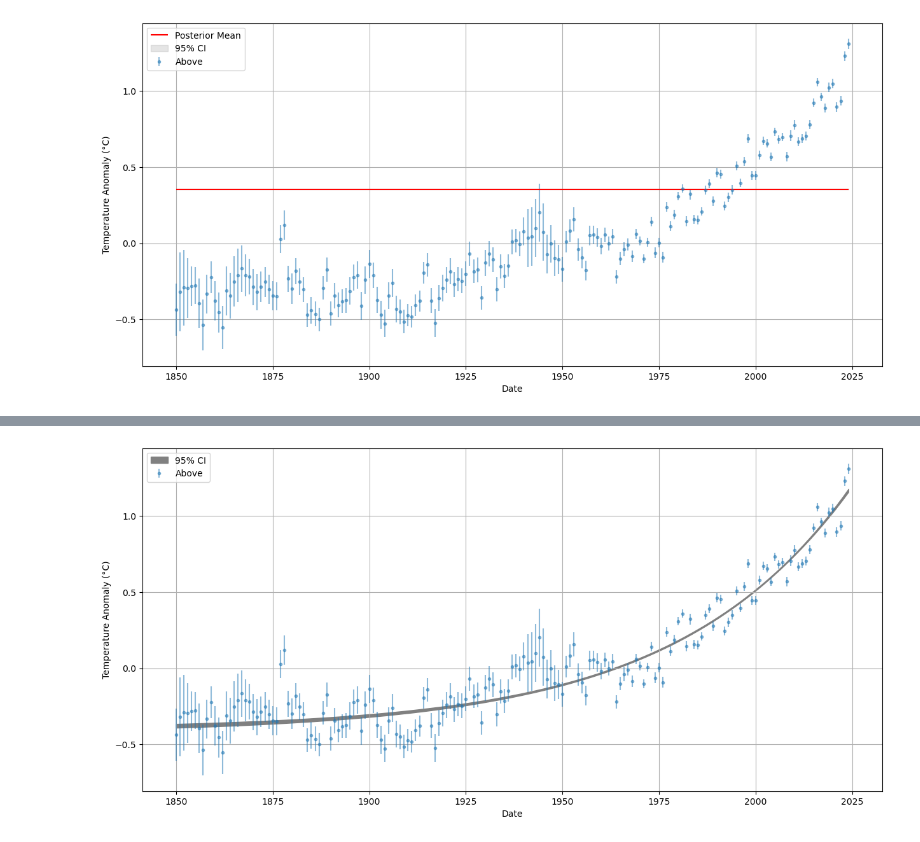
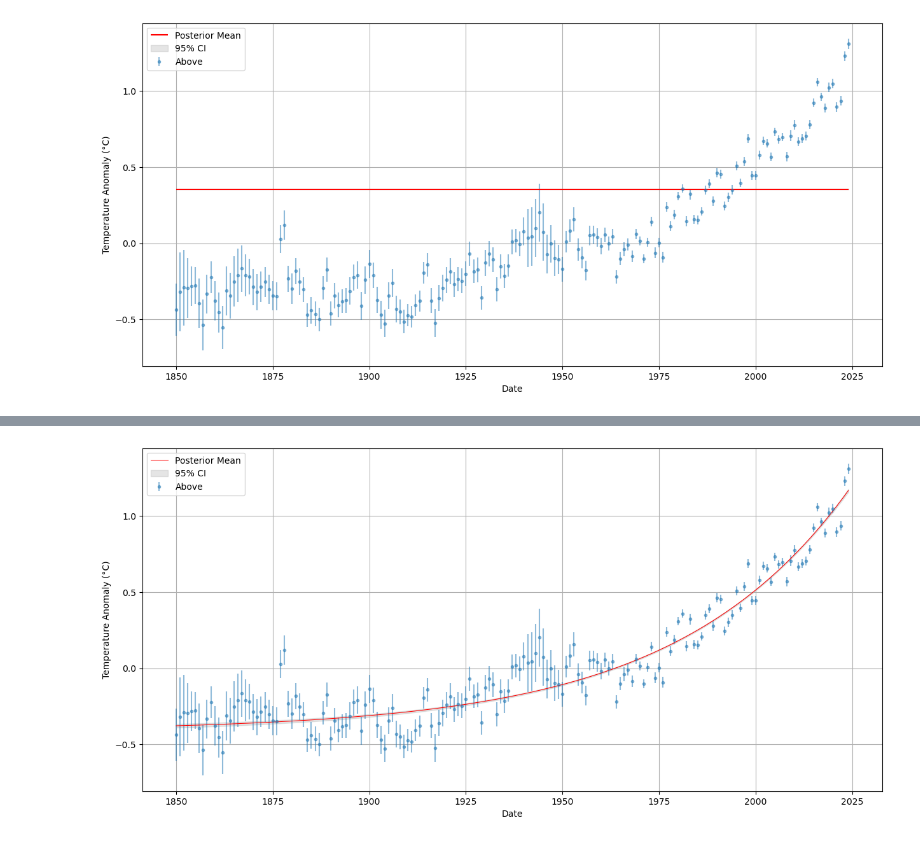
Before and after one commit to stevelonny/global-warming, a Jupyter notebook: exp-02.ipynb, the cells around one changed output, grey strips where cells are left out. Saved outputs shown, nothing was run; the diff lists cells and outputs as text; code cells hidden in the pictures.

```diff
--- a/exp-02.ipynb
+++ b/exp-02.ipynb
@@ -164,7 +82,7 @@ import ultranest
 # %%
 # convert to np arrays for easier ingestion for ultranest
-date = df_annual["year"].values
-temp_anomaly = df_annual["annual_anomaly_above"].values
+date = df["year"].values
+temp_anomaly = df["annual_anomaly_above"].values
 # %%
 def constant_model(q):
     return q
@@ -281,7 +202,7 @@ def log_linear_likelihood(params):
     q = params[0]
     m = params[1]
     model = linear_model(date, q, m)
-    log_likelihood_value = -0.5 * ((temp_anomaly - model) ** 2 / yerr_annual_above ** 2).sum()
+    log_likelihood_value = -0.5 * ((temp_anomaly - model) ** 2 / yerr_above ** 2).sum()
 
     return log_likelihood_value
 
@@ -338,16 +257,16 @@ from ultranest.plot import PredictionBand
 # %%
 plt.figure(figsize=(15, 7))
-plt.errorbar(df_annual["year"], df_annual["annual_anomaly_above"], yerr=df_annual["annual_unc_above"], fmt="o", markersize=3, label="Above", alpha=0.5)
+plt.errorbar(df["year"], df["annual_anomaly_above"], yerr=df["annual_unc_above"], fmt="o", markersize=3, label="Above", alpha=0.5)
 
-year_range = np.linspace(df_annual["year"].min(), df_annual["year"].max(), 100)
+year_range = np.linspace(df["year"].min(), df["year"].max(), 100)
 band = PredictionBand(year_range)
 
 for params in result_linear["samples"]:
     q, m = params
     band.add(linear_model(year_range, q, m))
 
-#band.line(color="red")
-band.shade(color="gray", label="95% CI", q=0.475)
+band.line(color="red", label="Posterior Mean", linewidth=0.75)
+band.shade(color="gray", label="95% CI", q=0.475, alpha=0.2)
 
 
 plt.xlabel("Date")
@@ -392,7 +311,7 @@ def log_exponential_likelihood(params):
         return -1e300
 
     resid = temp_anomaly - model
-    variance = np.asarray(yerr_annual_above) ** 2
+    variance = np.asarray(yerr_above) ** 2
 
     if np.any(variance <= 0) or not np.all(np.isfinite(variance)):
         return -1e300
@@ -457,23 +376,23 @@ plt.show()
 # %%
 plt.figure(figsize=(15, 7))
-plt.errorbar(df_annual["year"], df_annual["annual_anomaly_above"], yerr=df_annual["annual_unc_above"], fmt="o", markersize=3, label="Above", alpha=0.5)
+plt.errorbar(df["year"], df["annual_anomaly_above"], yerr=df["annual_unc_above"], fmt="o", markersize=3, label="Above", alpha=0.5)
 
-year_range = np.linspace(df_annual["year"].min(), df_annual["year"].max(), 100)
+year_range = np.linspace(df["year"].min(), df["year"].max(), 100)
 band = PredictionBand(year_range)
 
 for params in result_exponential["samples"]:
     q, a, m = params
     band.add(exponential_model(year_range, q, a, m))
 
-#band.line(color="red")
-band.shade(color="gray", label="95% CI", q=0.475)
+band.line(color="red", label="Posterior Mean", linewidth=0.75)
+band.shade(color="gray", label="95% CI", q=0.475, alpha=0.2)
 
 
 plt.xlabel("Date")
 plt.ylabel("Temperature Anomaly (°C)")
 plt.grid()
 plt.legend()
 
 plt.show()
 # %% [output]
-[figure, old version]
+[figure, new version]
```
Also changed, not shown: parts of 24 cells of this notebook.
